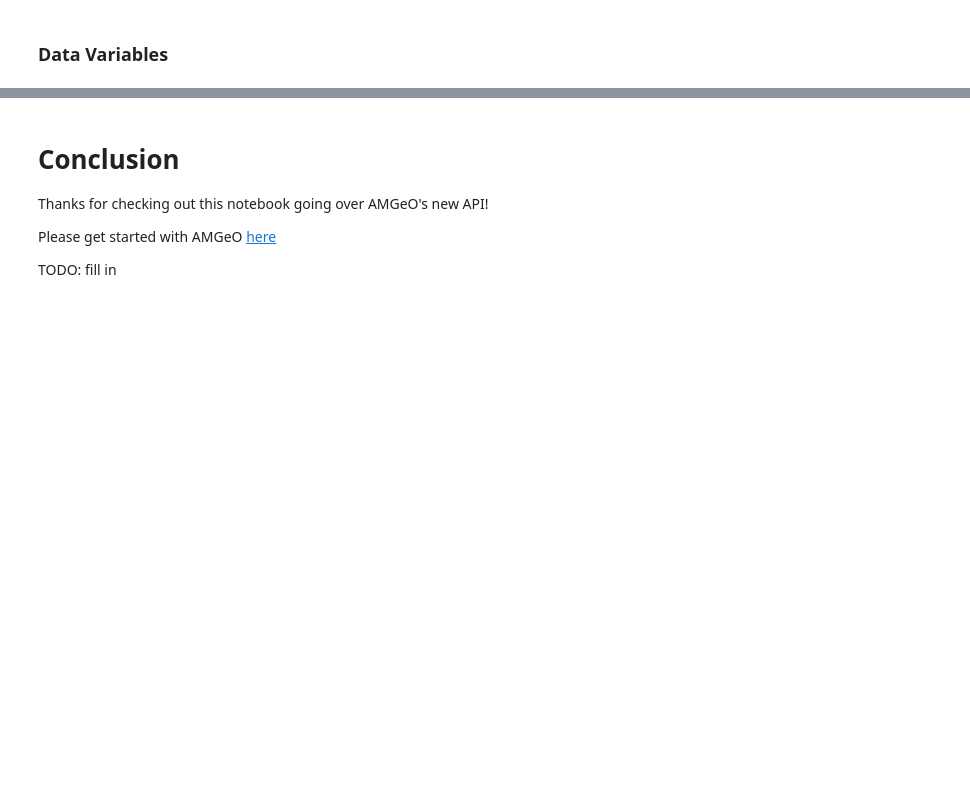
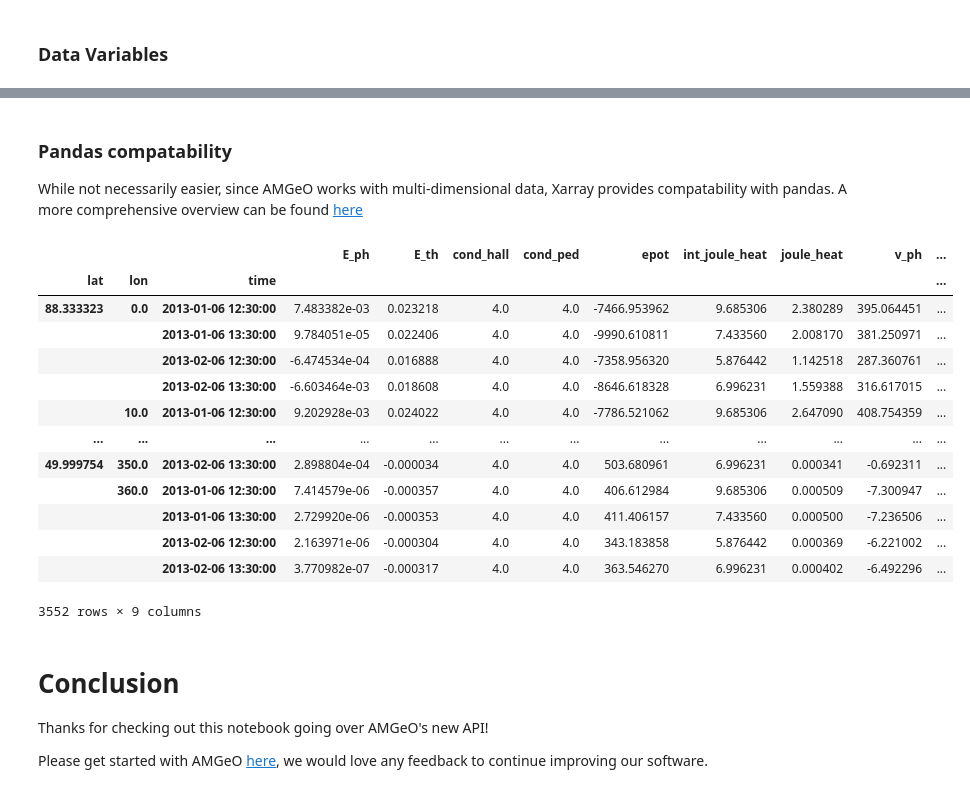
Before and after one commit to AMGeO-Collaboration/AMGeO-API-Release, a Jupyter notebook: AMGeO Api Release.ipynb, the cells around one changed output, grey strips where cells are left out. Cells and saved outputs as stored; diff of their text form; code cells hidden in the pictures; blank space fills up the shorter version.

Commit message:
Xarray overview, links to other sources

```diff
--- a/AMGeO Api Release.ipynb
+++ b/AMGeO Api Release.ipynb
@@ -310,0 +312,3 @@ Below is the organization of an Xarray dataset with AMGeO maps
+# %%
+ds = controller.load(controller.browse('N'), 'N')
+ds
@@ -323,8 +441,28 @@ Below is the organization of an Xarray dataset with AMGeO maps
+# %% [markdown]
+### Pandas compatability
+
+While not necessarily easier, since AMGeO works with multi-dimensional data, Xarray provides compatability with pandas. A more comprehensive overview can be found [here](http://xarray.pydata.org/en/stable/user-guide/pandas.html)
+# %%
+# convert AMGeO Xarray DataSet to Pandas DataFrame
+ds.to_dataframe()
+# %% [output]
+|  |  |  | E_ph | E_th | cond_hall | cond_ped | epot | int_joule_heat | joule_heat | v_ph | ... |
+| lat | lon | time |  |  |  |  |  |  |  |  | ... |
+| 88.333323 | 0.0 | 2013-01-06 12:30:00 | 7.483382e-03 | 0.023218 | 4.0 | 4.0 | -7466.953962 | 9.685306 | 2.380289 | 395.064451 | ... |
+|  |  | 2013-01-06 13:30:00 | 9.784051e-05 | 0.022406 | 4.0 | 4.0 | -9990.610811 | 7.433560 | 2.008170 | 381.250971 | ... |
+|  |  | 2013-02-06 12:30:00 | -6.474534e-04 | 0.016888 | 4.0 | 4.0 | -7358.956320 | 5.876442 | 1.142518 | 287.360761 | ... |
+|  |  | 2013-02-06 13:30:00 | -6.603464e-03 | 0.018608 | 4.0 | 4.0 | -8646.618328 | 6.996231 | 1.559388 | 316.617015 | ... |
+|  | 10.0 | 2013-01-06 12:30:00 | 9.202928e-03 | 0.024022 | 4.0 | 4.0 | -7786.521062 | 9.685306 | 2.647090 | 408.754359 | ... |
+| ... | ... | ... | ... | ... | ... | ... | ... | ... | ... | ... | ... |
+| 49.999754 | 350.0 | 2013-02-06 13:30:00 | 2.898804e-04 | -0.000034 | 4.0 | 4.0 | 503.680961 | 6.996231 | 0.000341 | -0.692311 | ... |
+|  | 360.0 | 2013-01-06 12:30:00 | 7.414579e-06 | -0.000357 | 4.0 | 4.0 | 406.612984 | 9.685306 | 0.000509 | -7.300947 | ... |
+|  |  | 2013-01-06 13:30:00 | 2.729920e-06 | -0.000353 | 4.0 | 4.0 | 411.406157 | 7.433560 | 0.000500 | -7.236506 | ... |
+|  |  | 2013-02-06 12:30:00 | 2.163971e-06 | -0.000304 | 4.0 | 4.0 | 343.183858 | 5.876442 | 0.000369 | -6.221002 | ... |
+|  |  | 2013-02-06 13:30:00 | 3.770982e-07 | -0.000317 | 4.0 | 4.0 | 363.546270 | 6.996231 | 0.000402 | -6.492296 | ... |
+3552 rows × 9 columns
 # %% [markdown]
 # Conclusion
 
 Thanks for checking out this notebook going over AMGeO's new API!
 
-Please get started with AMGeO [here](https://amgeo.colorado.edu/)
-
-TODO: fill in
+Please get started with AMGeO [here](https://amgeo.colorado.edu/), we would love any feedback to continue improving our software.
```
Also changed, not shown: parts of 24 cells of this notebook.
